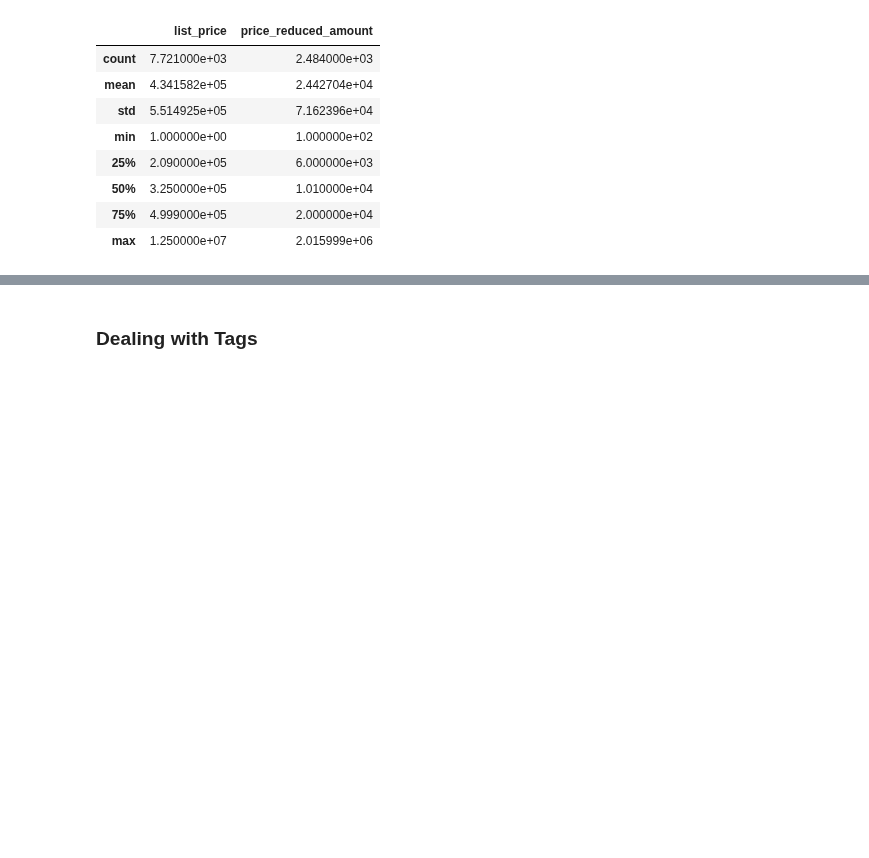
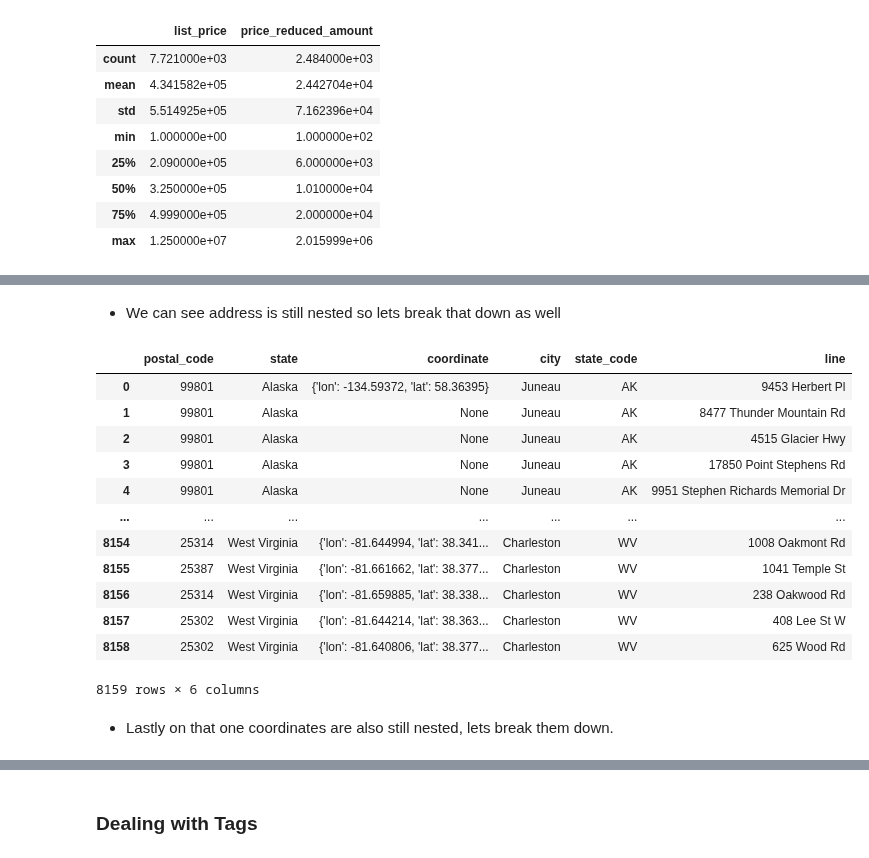
Before and after one commit to FinchWilliam/DS-Midterm-Project, a Jupyter notebook: notebooks/1 - EDA.ipynb, the cells around one changed output, grey strips where cells are left out. Drawn from its saved outputs; the diff is of its cells as text; code cells hidden in the pictures; blank space fills up the shorter version.

```diff
--- a/notebooks/1 - EDA.ipynb
+++ b/notebooks/1 - EDA.ipynb
@@ -307,0 +232,6 @@ df = df[df['type'] != 'duplex_triplex']
+# %%
+#lets do the same with the "location column"
+loc_df = fv.break_it_down(df['location'])
+columns_to_drop.append('location')
+df[loc_df.columns] = loc_df
+df[loc_df.columns]
@@ -307,0 +252,24 @@ df = df[df['type'] != 'duplex_triplex']
+# %% [markdown]
+ - We can see address is still nested so lets break that down as well
+# %%
+#unfortunately "address" is still nested
+address_df = fv.break_it_down(df['address'])
+columns_to_drop.append('address')
+df[address_df.columns] = address_df
+df[address_df.columns]
+# %% [output]
+|  | postal_code | state | coordinate | city | state_code | line |
+| 0 | 99801 | Alaska | {'lon': -134.59372, 'lat': 58.36395} | Juneau | AK | 9453 Herbert Pl |
+| 1 | 99801 | Alaska | None | Juneau | AK | 8477 Thunder Mountain Rd |
+| 2 | 99801 | Alaska | None | Juneau | AK | 4515 Glacier Hwy |
+| 3 | 99801 | Alaska | None | Juneau | AK | 17850 Point Stephens Rd |
+| 4 | 99801 | Alaska | None | Juneau | AK | 9951 Stephen Richards Memorial Dr |
+| ... | ... | ... | ... | ... | ... | ... |
+| 8154 | 25314 | West Virginia | {'lon': -81.644994, 'lat': 38.341... | Charleston | WV | 1008 Oakmont Rd |
+| 8155 | 25387 | West Virginia | {'lon': -81.661662, 'lat': 38.377... | Charleston | WV | 1041 Temple St |
+| 8156 | 25314 | West Virginia | {'lon': -81.659885, 'lat': 38.338... | Charleston | WV | 238 Oakwood Rd |
+| 8157 | 25302 | West Virginia | {'lon': -81.644214, 'lat': 38.363... | Charleston | WV | 408 Lee St W |
+| 8158 | 25302 | West Virginia | {'lon': -81.640806, 'lat': 38.377... | Charleston | WV | 625 Wood Rd |
+8159 rows × 6 columns
+# %% [markdown]
+ - Lastly on that one coordinates are also still nested, lets break them down.
```
Also changed, not shown: parts of 50 cells of this notebook, 10 other files.
